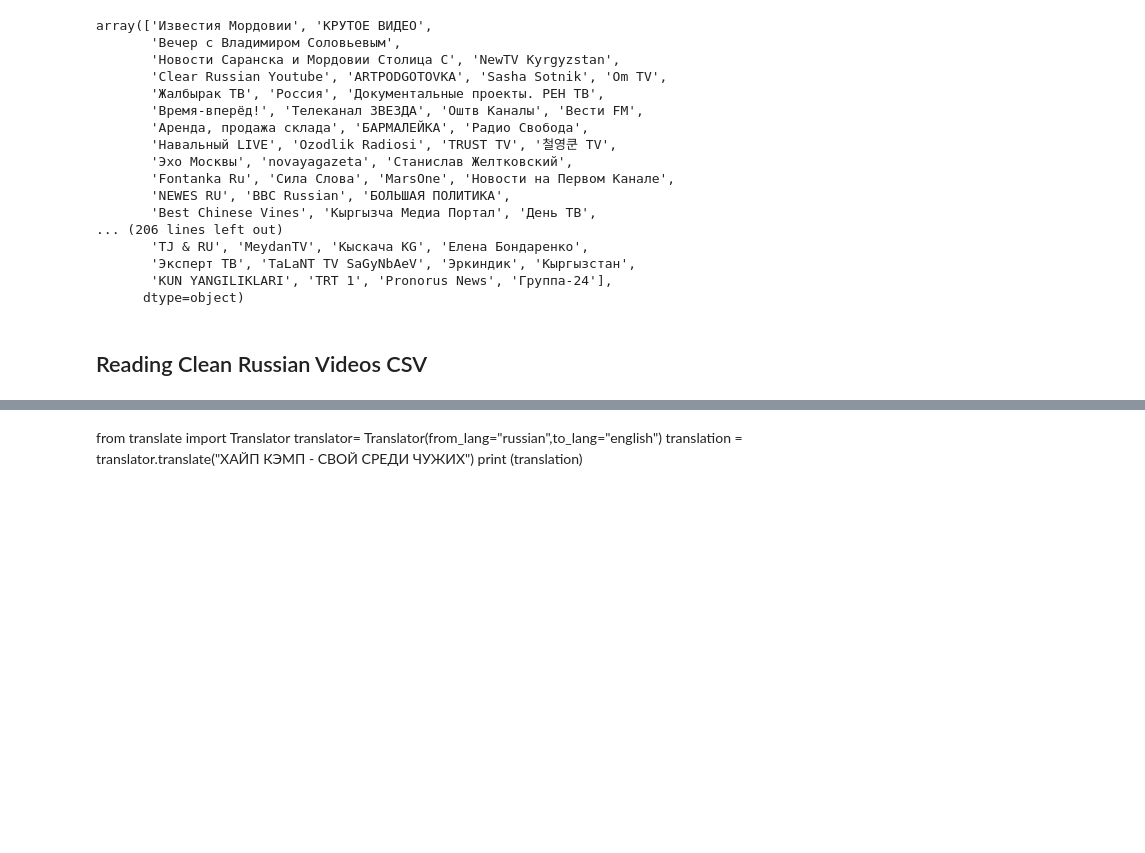
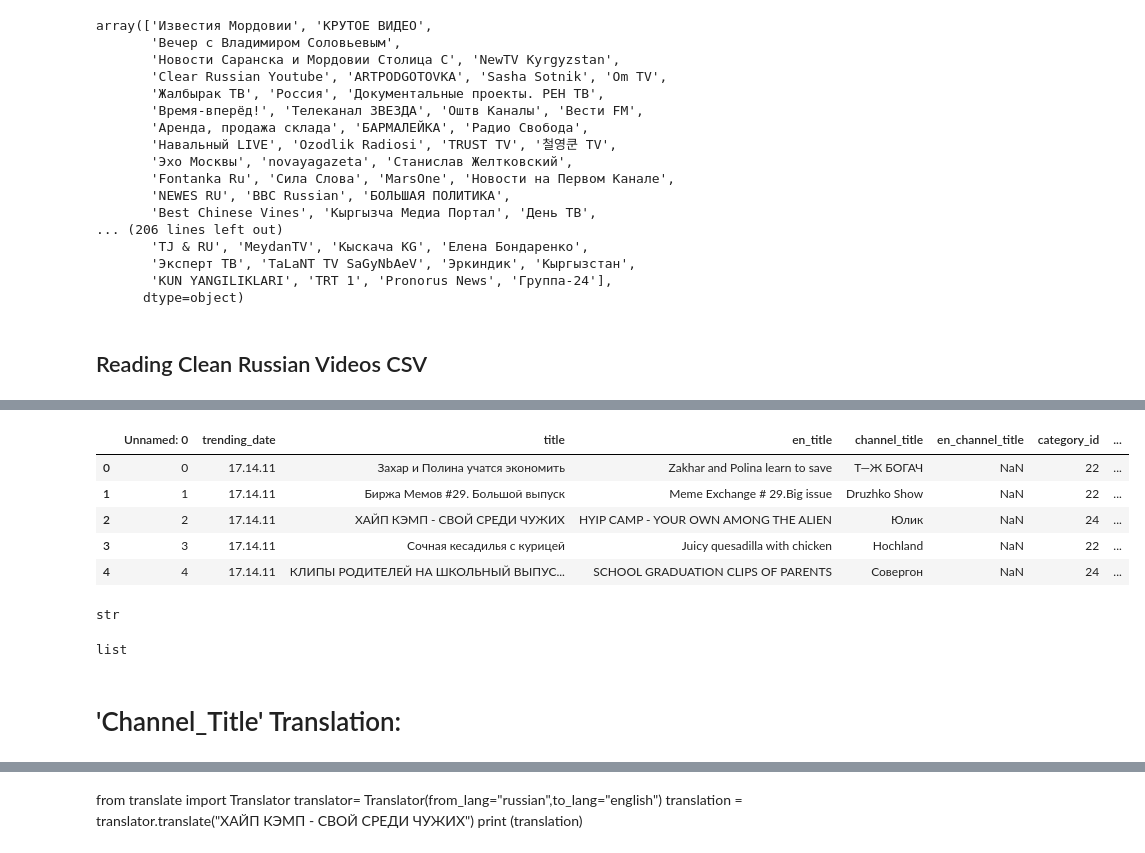
Before and after one commit to jeosqueri/project_2, a Jupyter notebook: RussiaVideoCleaning.ipynb, the cells around one changed output, grey strips where cells are left out. Drawn from its saved outputs; the diff is of its cells as text; code cells hidden in the pictures; blank space fills up the shorter version.

Commit message:
added translation for title, channel_title and tags, removed extra column and changed column spots

```diff
--- a/RussiaVideoCleaning.ipynb
+++ b/RussiaVideoCleaning.ipynb
@@ -360,2 +394,0 @@ ru_df["en_channel_title"] = ""
-# %%
-ru_df["en_tags"] = ""
@@ -376,6 +394,0 @@ en_tags = []
-# %%
-# loop throu each element in title and append it
-for element in ru_df['title']:
-        en_title.append(translator.translate(element).text)
-#        en_channel_title.append(translator.translate(element).text)
-#        en_tags.append(translator.translate(element).text)
@@ -384,5 +394,0 @@ AttributeError: 'NoneType' object has no attribute 'group'
-# %%
-# Append it to dataframe
-ru_df['en_title'] = en_title
-# ru_df['en_channel_title'] = en_title
-# ru_df['en_tags'] = en_title
@@ -388,0 +397,27 @@ ru_df['en_title'] = en_title
+# %%
+#create new empty column for translated text
+en_title = []
+
+#set the count for missed translated to 0
+miss = 0
+
+# loop throu each element in title and append it
+
+elements = ru_df["title"]
+
+for i in range(5):
+
+    element = elements[i]
+
+    try:
+        #before just printing the text, printed the whole list to see where the translated word is located
+        #translated_text = translator.translate(element)
+        translated_text = translator.translate(element).text
+        en_title.append(translated_text)
+        print(f' \033[1m YouTube Title in RU: \033[0m {element} \033[1m Translation: \033[0m {translated_text}')
+
+    except:
+
+            miss+=1
+
+            print("missed another",miss)
@@ -388,0 +430,20 @@ ru_df['en_title'] = en_title
+# %%
+ru_df['en_title'] = pd.Series(en_title)
+ru_df.head(5)
+# %% [output]
+|  | Unnamed: 0 | trending_date | title | en_title | channel_title | en_channel_title | category_id | ... |
+| 0 | 0 | 17.14.11 | Захар и Полина учатся экономить | Zakhar and Polina learn to save | Т—Ж БОГАЧ | NaN | 22 | ... |
+| 1 | 1 | 17.14.11 | Биржа Мемов #29. Большой выпуск | Meme Exchange # 29.Big issue | Druzhko Show | NaN | 22 | ... |
+| 2 | 2 | 17.14.11 | ХАЙП КЭМП - СВОЙ СРЕДИ ЧУЖИХ | HYIP CAMP - YOUR OWN AMONG THE ALIEN | Юлик | NaN | 24 | ... |
+| 3 | 3 | 17.14.11 | Сочная кесадилья с курицей | Juicy quesadilla with chicken | Hochland | NaN | 22 | ... |
+| 4 | 4 | 17.14.11 | КЛИПЫ РОДИТЕЛЕЙ НА ШКОЛЬНЫЙ ВЫПУС... | SCHOOL GRADUATION CLIPS OF PARENTS | Совергон | NaN | 24 | ... |
+# %%
+type('title')
+# %% [output]
+str
+# %%
+type(en_title)
+# %% [output]
+list
+# %% [markdown]
+# 'Channel_Title' Translation:
```
Also changed, not shown: parts of 24 cells of this notebook, 3 other files.
